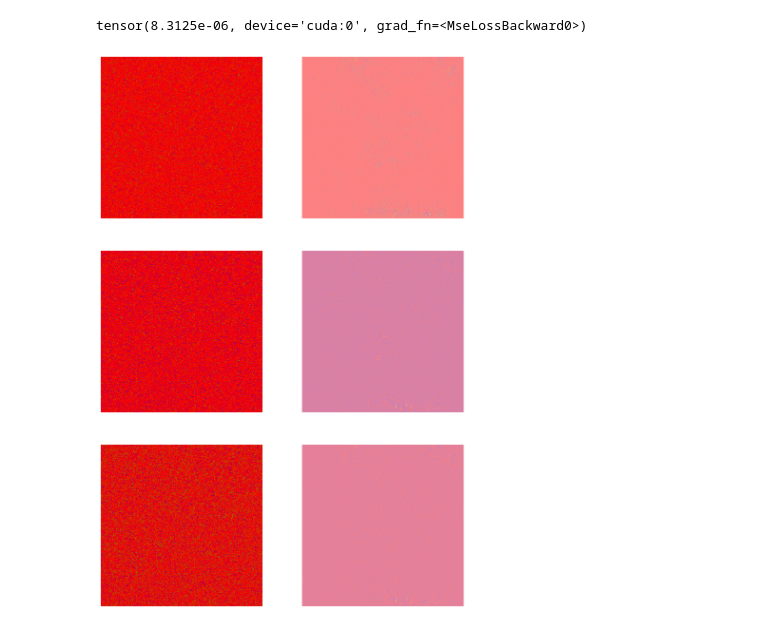
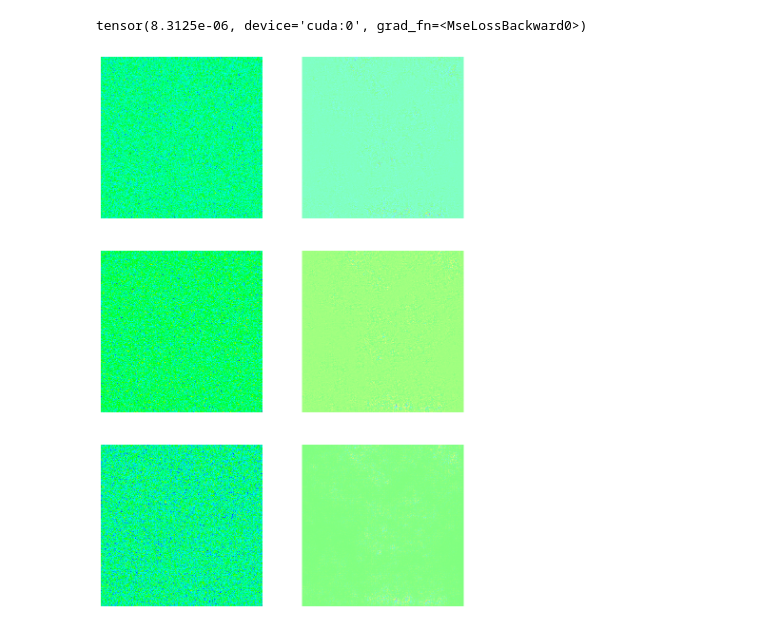
Before and after one commit to Joe-zhouman/TcrSurfModel, a Jupyter notebook: example/visualization/surf.ipynb, the cells around one changed output. Drawn from its saved outputs; the diff is of its cells as text; code cells hidden in the pictures.

```diff
--- a/example/visualization/surf.ipynb
+++ b/example/visualization/surf.ipynb
@@ -207,31 +207,31 @@ tensor(8.3125e-06, device='cuda:0', grad_fn=<MseLossBackward0>)
 # %%
 import matplotlib.pyplot as plt
 
 # 创建一个图形
 
 input_surf = batch[0][0]
 
 fig, axes = plt.subplots(3, 2, figsize=(10, 15))
 
-input_kwds = {"cmap": "brg"}
-grad_kwds = {"alpha": 0.5, "cmap": "brg"}
+input_kwds = {"cmap": "gist_rainbow"}
+grad_kwds = {"alpha": 0.5, "cmap": "gist_rainbow"}
 
 # 显示第一张图片
 axes[0, 0].imshow(input_surf[0], zorder=0, **input_kwds)
 axes[0, 1].imshow(g[0], zorder=1, **grad_kwds)
 
 
 # 显示第二张图片
 axes[1, 0].imshow(input_surf[1], zorder=0, **input_kwds)
 axes[1, 1].imshow(g[1], zorder=1, **grad_kwds)
 
 #
 axes[2, 0].imshow(input_surf[0] + input_surf[1], zorder=0, **input_kwds)
 axes[2, 1].imshow(g[0] + g[1], zorder=1, **grad_kwds)
 
 for ax in axes.flat:
     ax.axis("off")
 # 显示图形
 plt.show()
 # %% [output]
-[figure, old version]
+[figure, new version]
```
Also changed, not shown: 1 other file.
